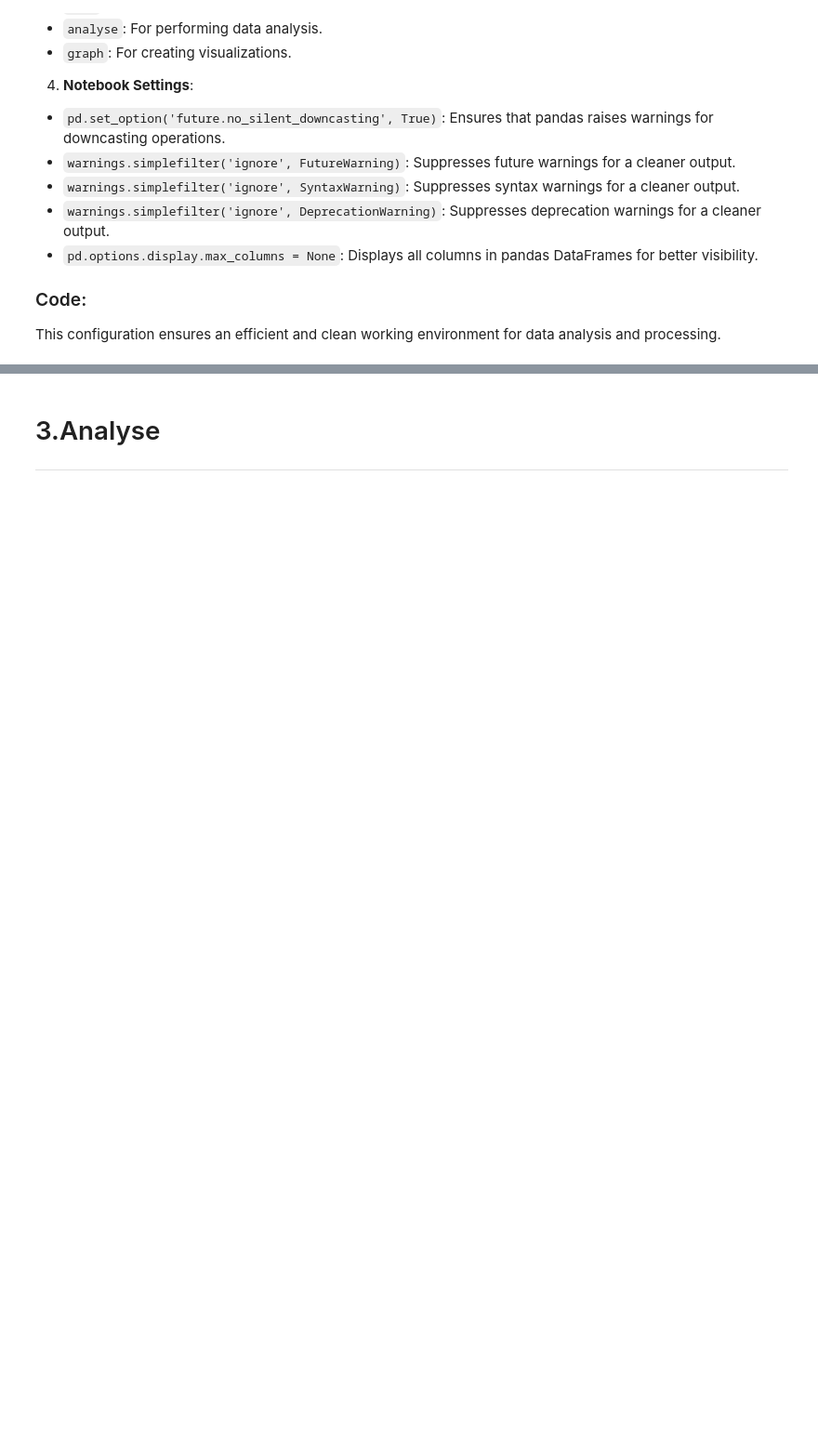
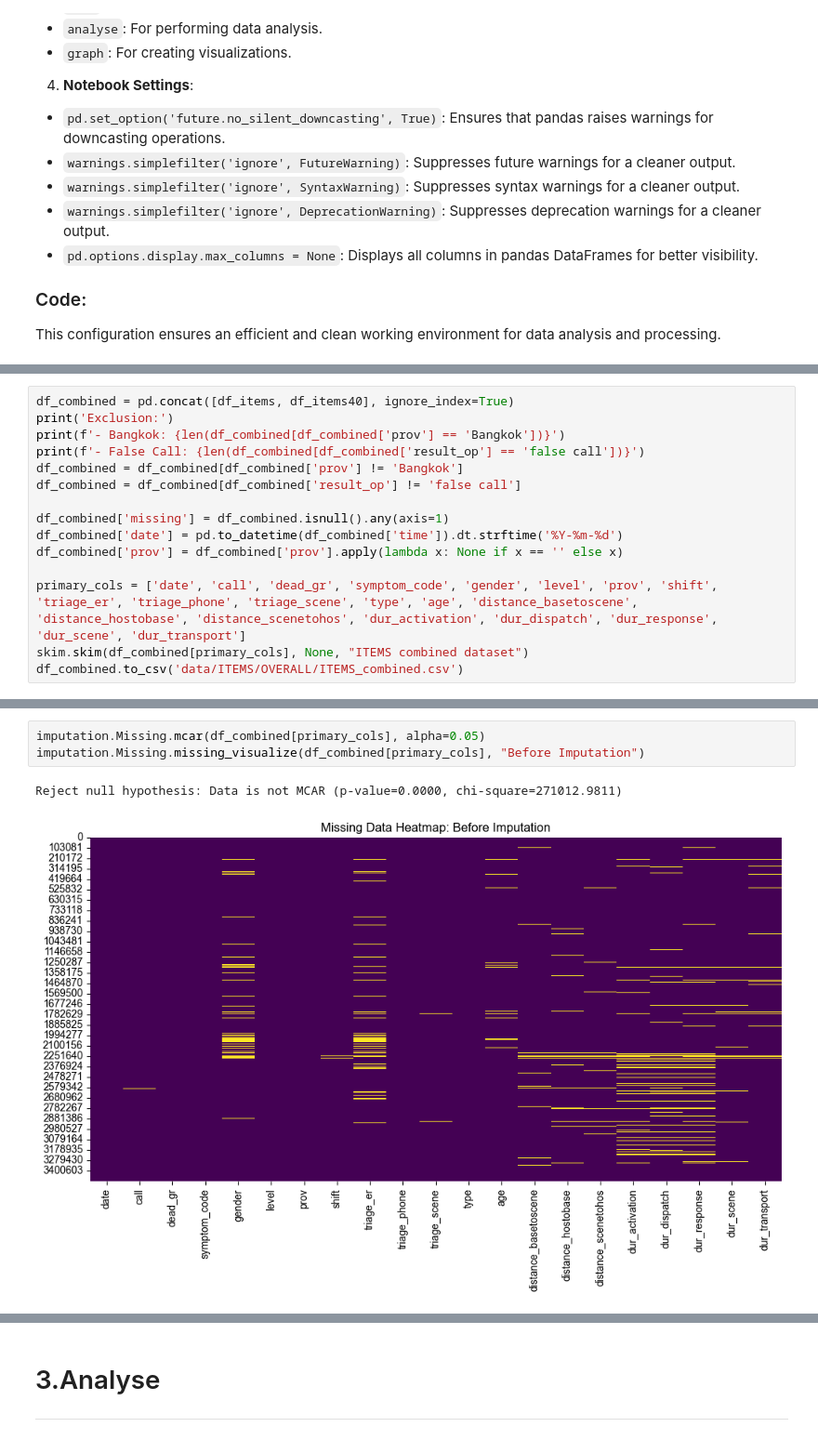
Before and after one commit to Ramathibodi-HPSR/Prehos, a Jupyter notebook: main.ipynb, the cells around one changed output, grey strips where cells are left out. Shown at 93% size. Drawn from its saved outputs; the diff is of its cells as text; blank space fills up the shorter version.

```diff
--- a/main.ipynb
+++ b/main.ipynb
@@ -1054,0 +584,15 @@ visualization will be conducted on *Tableau software*
+# %%
+df_combined = pd.concat([df_items, df_items40], ignore_index=True)
+print('Exclusion:')
+print(f'- Bangkok: {len(df_combined[df_combined['prov'] == 'Bangkok'])}')
+print(f'- False Call: {len(df_combined[df_combined['result_op'] == 'false call'])}')
+df_combined = df_combined[df_combined['prov'] != 'Bangkok']
+df_combined = df_combined[df_combined['result_op'] != 'false call']
+
+df_combined['missing'] = df_combined.isnull().any(axis=1)
+df_combined['date'] = pd.to_datetime(df_combined['time']).dt.strftime('%Y-%m-%d')
+df_combined['prov'] = df_combined['prov'].apply(lambda x: None if x == '' else x)
+
+primary_cols = ['date', 'call', 'dead_gr', 'symptom_code', 'gender', 'level', 'prov', 'shift', 'triage_er', 'triage_phone', 'triage_scene', 'type', 'age', 'distance_basetoscene', 'distance_hostobase', 'distance_scenetohos', 'dur_activation', 'dur_dispatch', 'dur_response', 'dur_scene', 'dur_transport']
+skim.skim(df_combined[primary_cols], None, "ITEMS combined dataset")
+df_combined.to_csv('data/ITEMS/OVERALL/ITEMS_combined.csv')
@@ -1054,0 +617,6 @@ visualization will be conducted on *Tableau software*
+# %%
+imputation.Missing.mcar(df_combined[primary_cols], alpha=0.05)
+imputation.Missing.missing_visualize(df_combined[primary_cols], "Before Imputation")
+# %% [output]
+Reject null hypothesis: Data is not MCAR (p-value=0.0000, chi-square=271012.9811)
+[figure, added]
```
Also changed, not shown: parts of 80 cells of this notebook.
